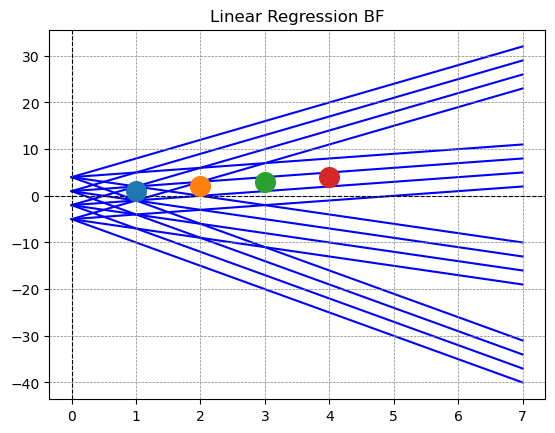
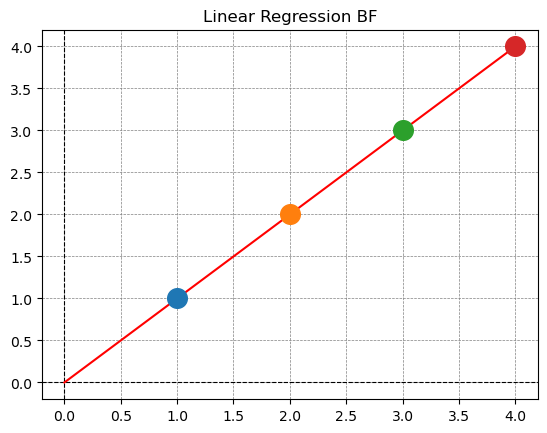
Code edit (unified diff) that turned the first committed figure into the second:
--- before
+++ after
@@ -1,3 +1,3 @@
-
+import math
 X = np.array([1, 2, 3, 4]) # Features - מאפיינים
 Y = np.array([1, 2, 3, 4]) # Labels - מה שמחפשים
@@ -20,13 +20,42 @@
     plt.scatter(X[i], Y[i], zorder=5, s = 200)
 
+# explain:
+# ((Y - (a * X + b)) ** 2).mean()
+#   Y      = real y-array of the point [1,2,3,4] -- Y = np.array([1, 2, 3, 4])
+#   Liney  = real x-array --> a * X + b
+
+# in loop
+a = 1
+b = 1
+distance_sqr_arr = []
+# ------------------appendix-1
+for i in range(len(X)):
+    point_x_val = X[i]
+    point_y_val = Y[i]
+    point_on_line_x = X[i]
+    point_on_line_y = a * X[i] + b
+    distance = point_y_val - point_on_line_y
+    distance_sqr = distance ** 2
+    distance_sqr_arr.append(distance_sqr)
+mse_result = np.array(distance_sqr_arr).mean()
+    
+ab = []
+mse_arr = []
 for a in np.arange(-5, +5, 1):
     for b in np.arange(-5, +5, 1):
-        # append a and b as tuple to array
-        # calculate mse per all 4 points - and add to array
-        # add it to array
-        x = np.arange(0, 7 + 1)
-        y = a * x + b
-        
-# find the best (lowest) mse and print a + b + draw the line       
+        ab.append( (a, b) )  # this is the line 
+        mse = ((Y - (a * X + b)) ** 2).mean()  # appendix-1 -- how good is this line?
+        mse_arr.append(mse)
+mse_np = np.array(mse_arr)
+print('lowest mse', mse_np.min())
+print('index lowest = ', mse_np.argmin())
+print('a =', ab[mse_np.argmin()][0], 'b =', ab[mse_np.argmin()][1])
+a, b = ab[mse_np.argmin()]  
+# [(1, 1), (2, 2), (3, 3)]
+# [  4,     12  ,    1    ]
+
+# draw the line       
+plt.plot(np.arange(X[0] - 1, X[len(X) - 1] + 1), a * np.arange(0, 4 + 1) + b, color='red')
+
 
 plt.title('Linear Regression BF')

Commit: Add files via upload